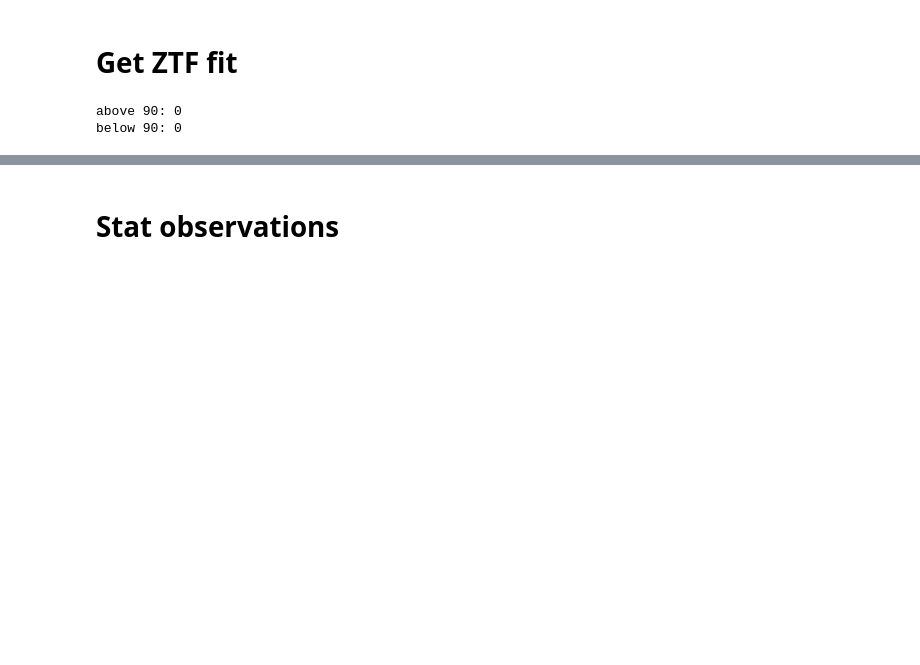
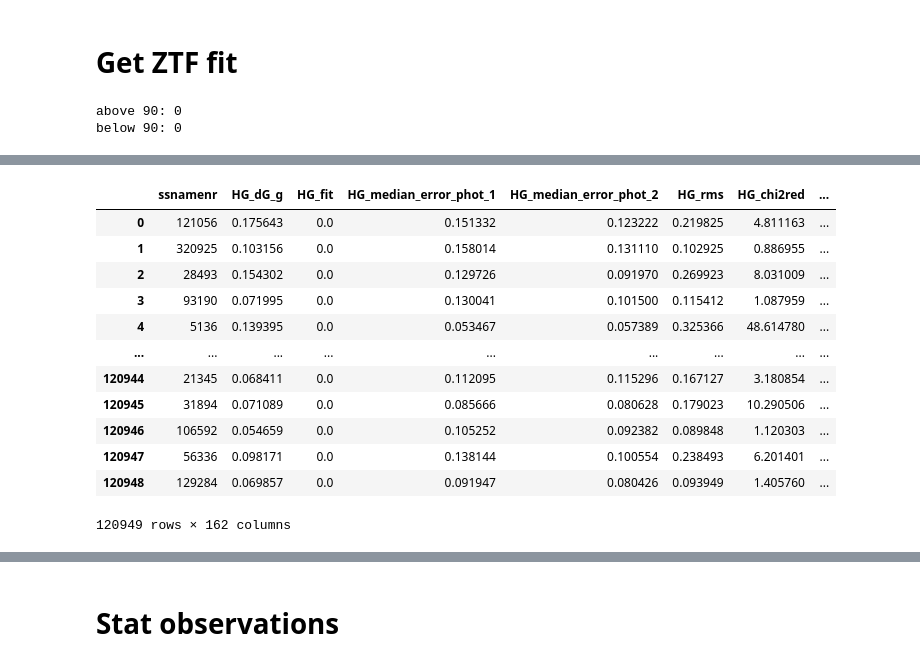
Before and after one commit to astrolabsoftware/fink-spins, a Jupyter notebook: notebooks/fig_spin_valid.ipynb, the cells around one changed output, grey strips where cells are left out. Saved outputs shown, nothing was run; the diff lists cells and outputs as text; code cells hidden in the pictures; blank space fills up the shorter version.

```diff
--- a/notebooks/fig_spin_valid.ipynb
+++ b/notebooks/fig_spin_valid.ipynb
@@ -34,16 +35,16 @@ fink_colors = ['#15284F', '#F5622E']
 # %%
 data = pd.read_parquet(os.path.join(data_fink, 'data', 'ztf', 'sso_ZTF.parquet'))
 # %%
-data['sHG1G2_dSpin'] = np.sqrt( (data['sHG1G2_dalpha0']*np.cos(np.radians(data['sHG1G2_delta0'])))**2 + data['sHG1G2_ddelta0']**2 )
+data['SHG1G2_dSpin'] = np.sqrt( (data['SHG1G2_dalpha0']*np.cos(np.radians(data['SHG1G2_delta0'])))**2 + data['SHG1G2_ddelta0']**2 )
 
 
 # # Remove solutions above 90 deg of latitude
-cond = data.sHG1G2_delta0 > 90
-data.loc[cond,'sHG1G2_delta0'] = 90
+cond = data.SHG1G2_delta0 > 90
+data.loc[cond,'SHG1G2_delta0'] = 90
 print(f'above 90: {len(data[cond])} ')
 
-cond = data.sHG1G2_delta0 < -90
-data.loc[cond,'sHG1G2_delta0'] = -90
+cond = data.SHG1G2_delta0 < -90
+data.loc[cond,'SHG1G2_delta0'] = -90
 print(f'below 90: {len(data[cond])} ')
 # %% [output]
 above 90: 0
@@ -82,3 +81,5 @@ cols = ['sso_number', 'sso_name', 'sso_class',
         'spins.4.obliquity', 'spins.4.RA0.value', 'spins.4.DEC0.value', 'spins.4.RA0.error.max', 'spins.4.DEC0.error.max',
         'spins.4.long.value', 'spins.4.lat.value', 'spins.4.technique'
        ]
+
+bft = pd.read_parquet(bft_file, columns=cols)
@@ -86,0 +113,16 @@ data = data.merge( bft[cols], left_on='name', right_on='sso_name', how='left' )
+# %%
+data
+# %% [output]
+|  | ssnamenr | HG_dG_g | HG_fit | HG_median_error_phot_1 | HG_median_error_phot_2 | HG_rms | HG_chi2red | ... |
+| 0 | 121056 | 0.175643 | 0.0 | 0.151332 | 0.123222 | 0.219825 | 4.811163 | ... |
+| 1 | 320925 | 0.103156 | 0.0 | 0.158014 | 0.131110 | 0.102925 | 0.886955 | ... |
+| 2 | 28493 | 0.154302 | 0.0 | 0.129726 | 0.091970 | 0.269923 | 8.031009 | ... |
+| 3 | 93190 | 0.071995 | 0.0 | 0.130041 | 0.101500 | 0.115412 | 1.087959 | ... |
+| 4 | 5136 | 0.139395 | 0.0 | 0.053467 | 0.057389 | 0.325366 | 48.614780 | ... |
+| ... | ... | ... | ... | ... | ... | ... | ... | ... |
+| 120944 | 21345 | 0.068411 | 0.0 | 0.112095 | 0.115296 | 0.167127 | 3.180854 | ... |
+| 120945 | 31894 | 0.071089 | 0.0 | 0.085666 | 0.080628 | 0.179023 | 10.290506 | ... |
+| 120946 | 106592 | 0.054659 | 0.0 | 0.105252 | 0.092382 | 0.089848 | 1.120303 | ... |
+| 120947 | 56336 | 0.098171 | 0.0 | 0.138144 | 0.100554 | 0.238493 | 6.201401 | ... |
+| 120948 | 129284 | 0.069857 | 0.0 | 0.091947 | 0.080426 | 0.093949 | 1.405760 | ... |
+120949 rows × 162 columns
```
Also changed, not shown: parts of 35 cells of this notebook, 14 other files.
